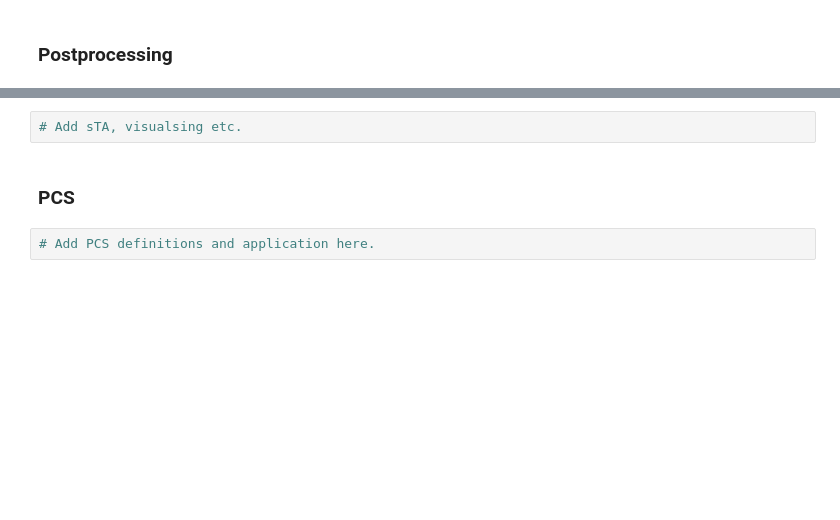
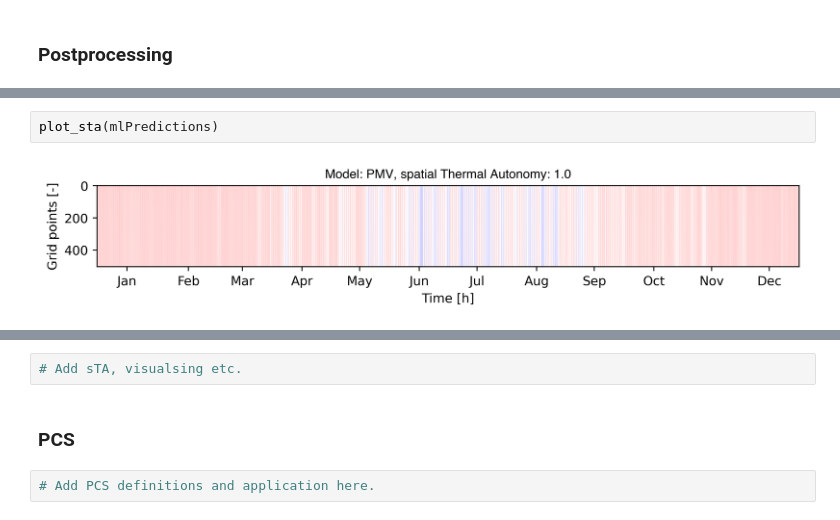
Before and after one commit to t-kramer/comfortSIM, a Jupyter notebook: workflow/workflow.ipynb, the cells around one changed output, grey strips where cells are left out. Drawn from its saved outputs; the diff is of its cells as text; blank space fills up the shorter version.

```diff
--- a/workflow/workflow.ipynb
+++ b/workflow/workflow.ipynb
@@ -385,0 +477,4 @@ adaptivePredictions = adaptive_array.reshape(grid_length,8760)
+# %%
+plot_sta(mlPredictions)
+# %% [output]
+[figure, added]
```
Also changed, not shown: parts of 7 cells of this notebook, 1 other file.
